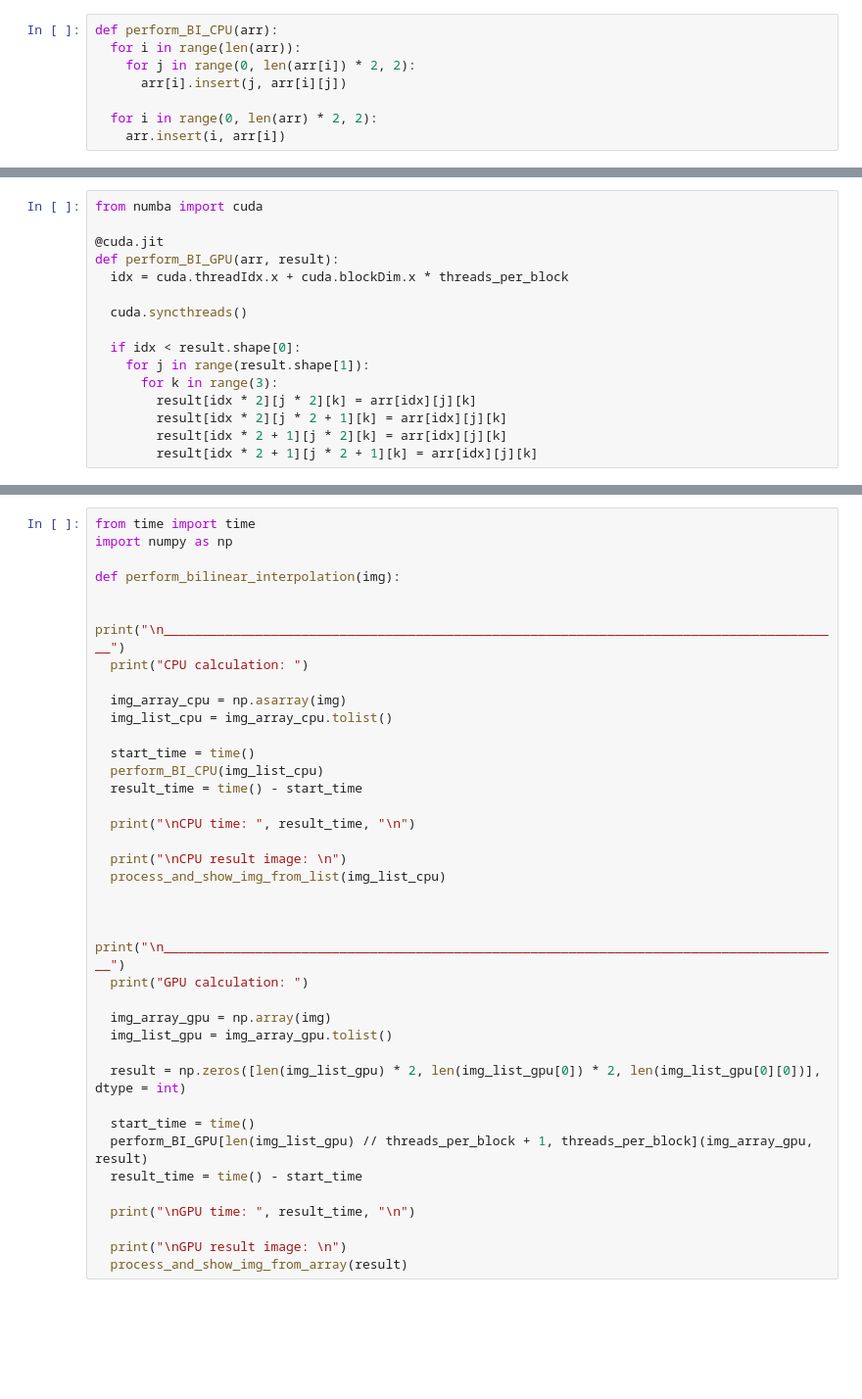
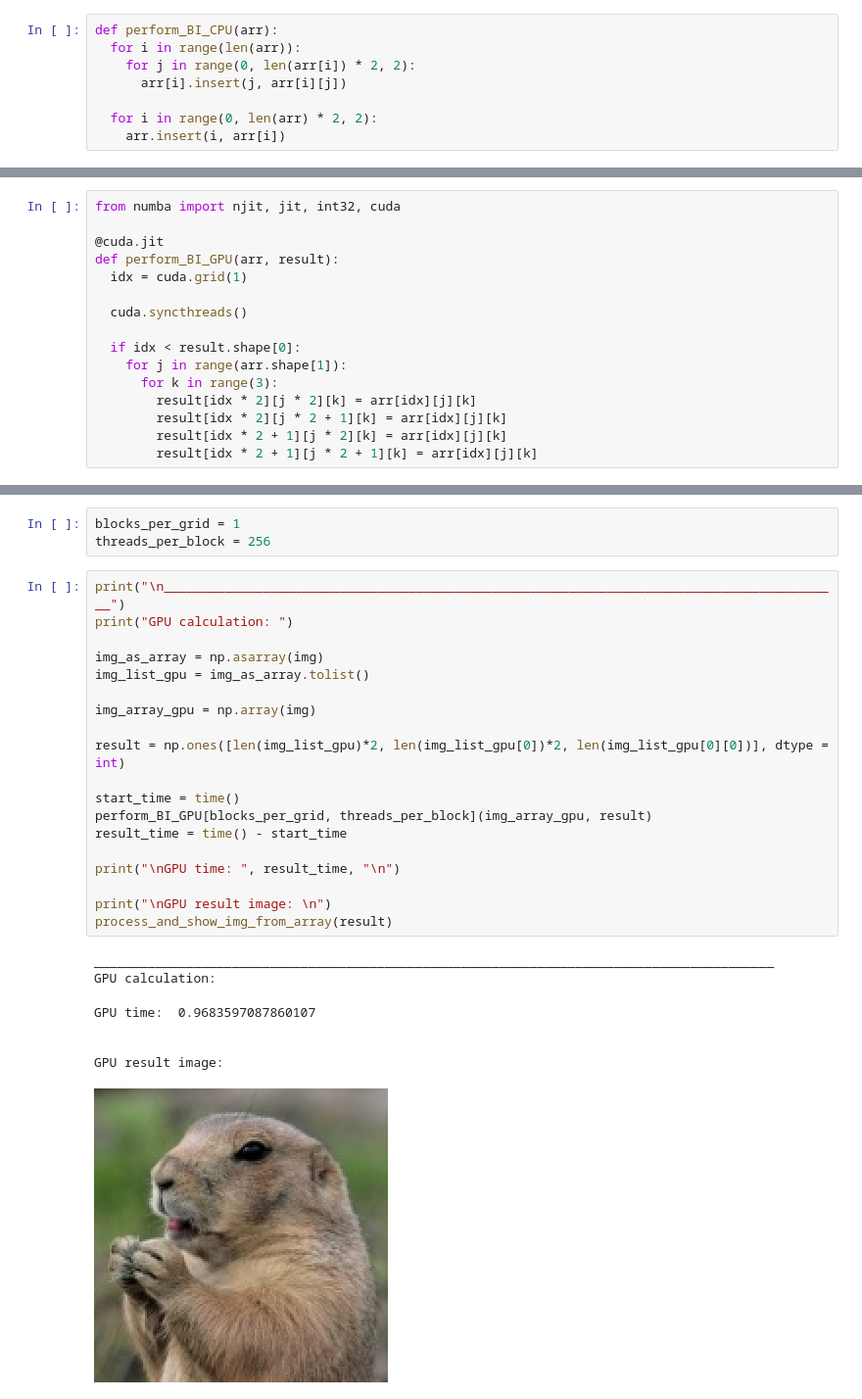
Before and after one commit to evn9ln/vvLabs, a Jupyter notebook: lab2/Bilinear_Interpolation.ipynb, the cells around one changed output, grey strips where cells are left out. Shown at 98% size. Drawn from its saved outputs; the diff is of its cells as text; blank space fills up the shorter version.

Commit message:
LB2 - add results with worked google colab

```diff
--- a/lab2/Bilinear_Interpolation.ipynb
+++ b/lab2/Bilinear_Interpolation.ipynb
@@ -18,14 +61,14 @@ def perform_BI_CPU(arr):
 # %%
-from numba import cuda
+from numba import njit, jit, int32, cuda
 
 @cuda.jit
 def perform_BI_GPU(arr, result):
-  idx = cuda.threadIdx.x + cuda.blockDim.x * threads_per_block
+  idx = cuda.grid(1)
 
   cuda.syncthreads()
 
   if idx < result.shape[0]:
-    for j in range(result.shape[1]):
+    for j in range(arr.shape[1]):
       for k in range(3):
         result[idx * 2][j * 2][k] = arr[idx][j][k]
         result[idx * 2][j * 2 + 1][k] = arr[idx][j][k]
@@ -46,38 +77,30 @@ def process_and_show_img_from_array(img_array):
+# %%
+blocks_per_grid = 1
+threads_per_block = 256
 # %%
-from time import time
-import numpy as np
+print("\n_________________________________________________________________________________________")
+print("GPU calculation: ")
 
-def perform_bilinear_interpolation(img):
+img_as_array = np.asarray(img)
+img_list_gpu = img_as_array.tolist()
 
-  print("\n_________________________________________________________________________________________")
-  print("CPU calculation: ")
+img_array_gpu = np.array(img)
 
-  img_array_cpu = np.asarray(img)
-  img_list_cpu = img_array_cpu.tolist()
+result = np.ones([len(img_list_gpu)*2, len(img_list_gpu[0])*2, len(img_list_gpu[0][0])], dtype = int)
 
-  start_time = time()
-  perform_BI_CPU(img_list_cpu)
-  result_time = time() - start_time
+start_time = time()
+perform_BI_GPU[blocks_per_grid, threads_per_block](img_array_gpu, result)
+result_time = time() - start_time
 
-  print("\nCPU time: ", result_time, "\n")
+print("\nGPU time: ", result_time, "\n")
 
-  print("\nCPU result image: \n")
-  process_and_show_img_from_list(img_list_cpu)
-
-
-  print("\n_________________________________________________________________________________________")
-  print("GPU calculation: ")
-
-  img_array_gpu = np.array(img)
-  img_list_gpu = img_array_gpu.tolist()
-
-  result = np.zeros([len(img_list_gpu) * 2, len(img_list_gpu[0]) * 2, len(img_list_gpu[0][0])], dtype = int)
-
-  start_time = time()
-  perform_BI_GPU[len(img_list_gpu) // threads_per_block + 1, threads_per_block](img_array_gpu, result)
-  result_time = time() - start_time
-
-  print("\nGPU time: ", result_time, "\n")
-
-  print("\nGPU result image: \n")
-  process_and_show_img_from_array(result)
+print("\nGPU result image: \n")
+process_and_show_img_from_array(result)
+# %% [output]
+_________________________________________________________________________________________
+GPU calculation:
+GPU time:  0.9683597087860107
+
+
+GPU result image:
+[figure, added]
```
Also changed, not shown: parts of 10 cells of this notebook.
